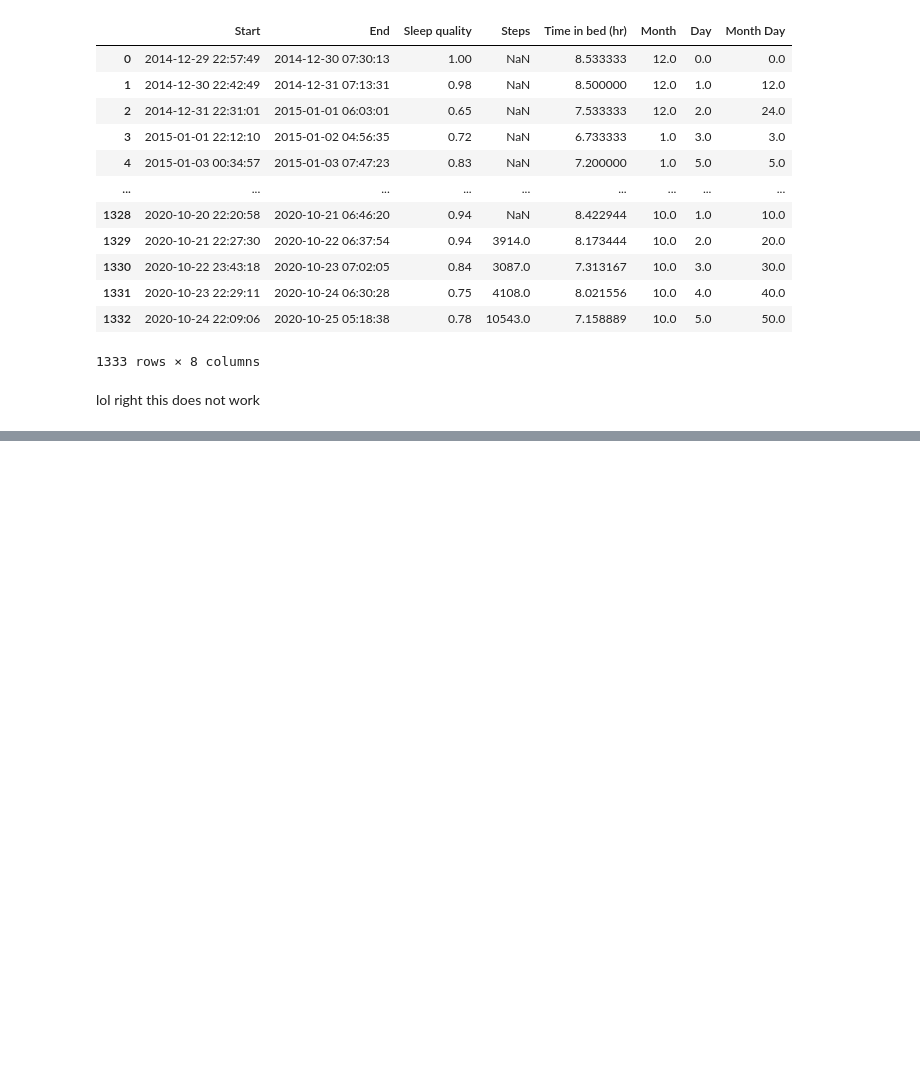
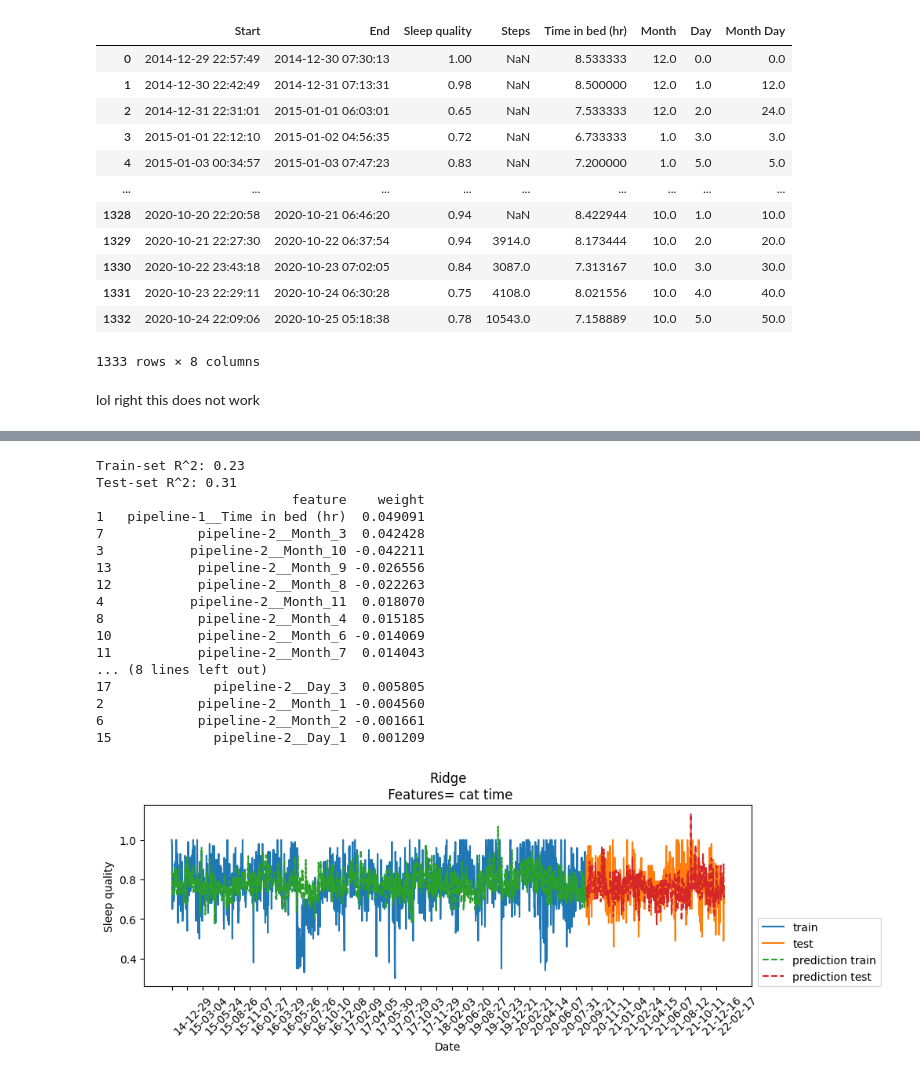
Before and after one commit to ricd99/endToEndML, a Jupyter notebook: notebooks/EDA_clean.ipynb, the cells around one changed output, grey strips where cells are left out. Cells and saved outputs as stored; diff of their text form; code cells hidden in the pictures; blank space fills up the shorter version.

Commit message:
categorical time

```diff
--- a/notebooks/EDA_clean.ipynb
+++ b/notebooks/EDA_clean.ipynb
@@ -737,0 +740,4 @@ lol right this does not work
+# %%
+df_train_cat = df_train.copy()
+df_test_cat = df_test.copy()
+df_train_cat
@@ -737,0 +758,36 @@ lol right this does not work
+# %%
+df_train_cat["Month"] = df_train_cat["Start"].dt.month.astype(str)
+df_train_cat["Day"] = df_train_cat["Start"].dt.dayofweek.astype(str)
+
+df_test_cat["Month"] = df_test_cat["Start"].dt.month.astype(str)
+df_test_cat["Day"] = df_test_cat["Start"].dt.dayofweek.astype(str)
+# %%
+numeric_features_time_cat = ["Steps", "Time in bed (hr)"]
+categorical_features_time_cat = ["Month", "Day"]
+passthrough_features_time_cat = []
+drop_features_time_cat= ["Start", "End"]
+target = ["Sleep quality"]
+# %%
+ridge = Ridge()
+rf = RandomForestRegressor()
+# %%
+preprocess_predict(df_train_cat, df_test_cat, numeric_features_time_cat, categorical_features_time_cat, passthrough_features_time_cat, drop_features_time_cat, target, ridge, "cat time")
+# %% [output]
+Train-set R^2: 0.23
+Test-set R^2: 0.31
+                         feature    weight
+1   pipeline-1__Time in bed (hr)  0.049091
+7            pipeline-2__Month_3  0.042428
+3           pipeline-2__Month_10 -0.042211
+13           pipeline-2__Month_9 -0.026556
+12           pipeline-2__Month_8 -0.022263
+4           pipeline-2__Month_11  0.018070
+8            pipeline-2__Month_4  0.015185
+10           pipeline-2__Month_6 -0.014069
+11           pipeline-2__Month_7  0.014043
+... (8 lines left out)
+17             pipeline-2__Day_3  0.005805
+2            pipeline-2__Month_1 -0.004560
+6            pipeline-2__Month_2 -0.001661
+15             pipeline-2__Day_1  0.001209
+[figure, added]
```
Also changed, not shown: parts of 16 cells of this notebook.
